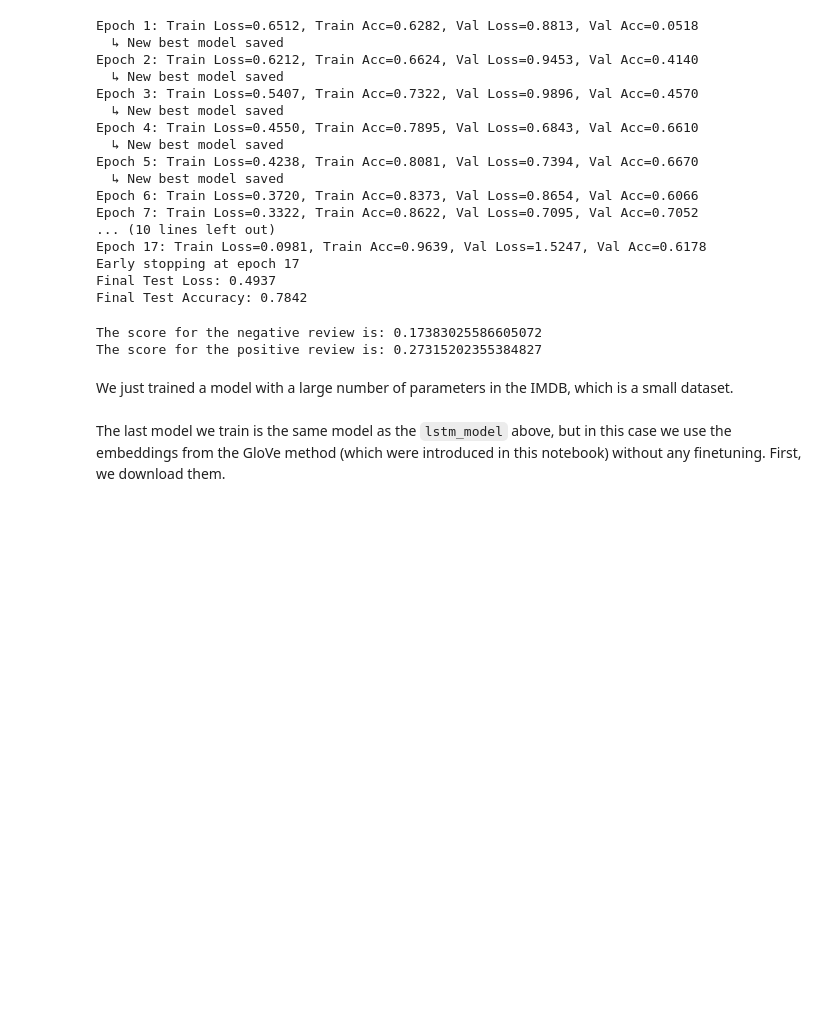
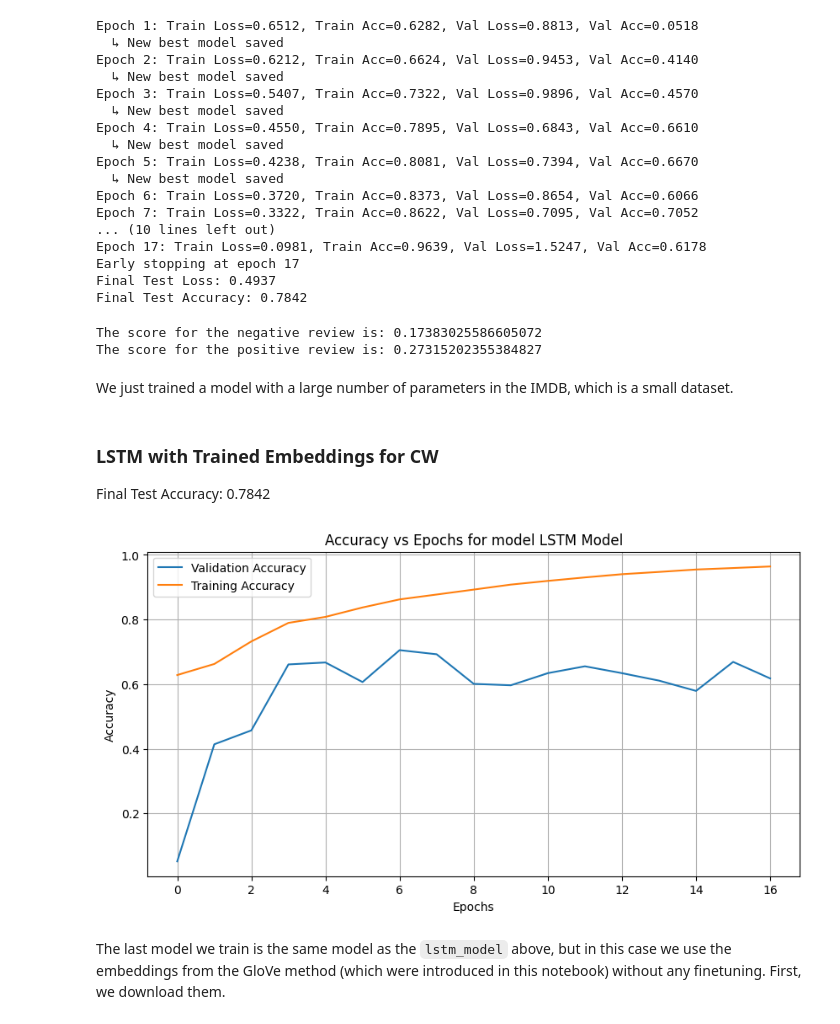
Before and after one commit to Souparna-Mandal/deep-learning-course, a Jupyter notebook: 05_RNN.ipynb, the cells around one changed output. Cells and saved outputs as stored; diff of their text form; code cells hidden in the pictures; blank space fills up the shorter version.

```diff
--- a/05_RNN.ipynb
+++ b/05_RNN.ipynb
@@ -2419,6 +2419,14 @@ The score for the negative review is: 0.17383025586605072
 The score for the positive review is: 0.27315202355384827
 # %% [markdown]
 We just trained a model with a large number of parameters in the IMDB, which is a small dataset.
+# %% [markdown]
+### LSTM with Trained Embeddings for CW
+
+Final Test Accuracy: 0.7842
+# %%
+plot_train_val_curves(history=history, model_name="LSTM Model")
+# %% [output]
+[figure, added]
 # %% [markdown]
 The last model we train is the same model as the `lstm_model` above, but in this case we use the embeddings from the GloVe method (which were introduced in this notebook) without any finetuning. First, we download them.
 # %%
```
Also changed, not shown: parts of 4 cells of this notebook.
